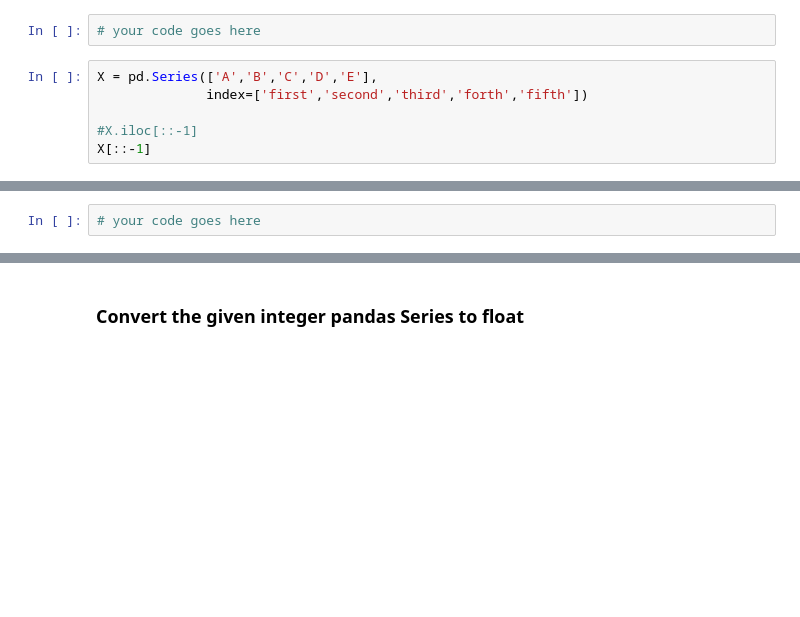
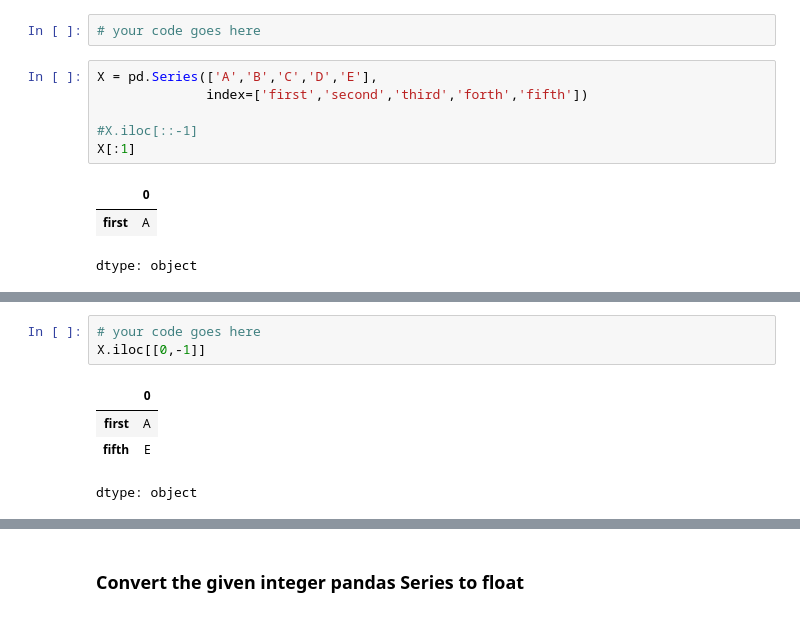
Before and after one commit to Matthew-D-Chan/FreeCodeCamp-Data-Analysis, a Jupyter notebook: Pandas Series exercises.ipynb, the cells around one changed output, grey strips where cells are left out. Drawn from its saved outputs; the diff is of its cells as text; blank space fills up the shorter version.

```diff
--- a/Pandas Series exercises.ipynb
+++ b/Pandas Series exercises.ipynb
@@ -129,13 +172,23 @@ X = pd.Series(['A','B','C','D','E'],
               index=['first','second','third','forth','fifth'])
 
 #X.iloc[::-1]
-X[::-1]
+X[:1]
+# %% [output]
+|  | 0 |
+| first | A |
+dtype: object
 # %% [markdown]
 ![green-divider](https://user-images.githubusercontent.com/7065401/52071924-c003ad80-2562-11e9-8297-1c6595f8a7ff.png)
 
 ### Given the X pandas Series, show the first and last elements
 # %%
 # your code goes here
+X.iloc[[0,-1]]
+# %% [output]
+|  | 0 |
+| first | A |
+| fifth | E |
+dtype: object
 # %%
 X = pd.Series(['A','B','C','D','E'],
               index=['first','second','third','forth','fifth'])
```
Also changed, not shown: parts of 34 cells of this notebook.
